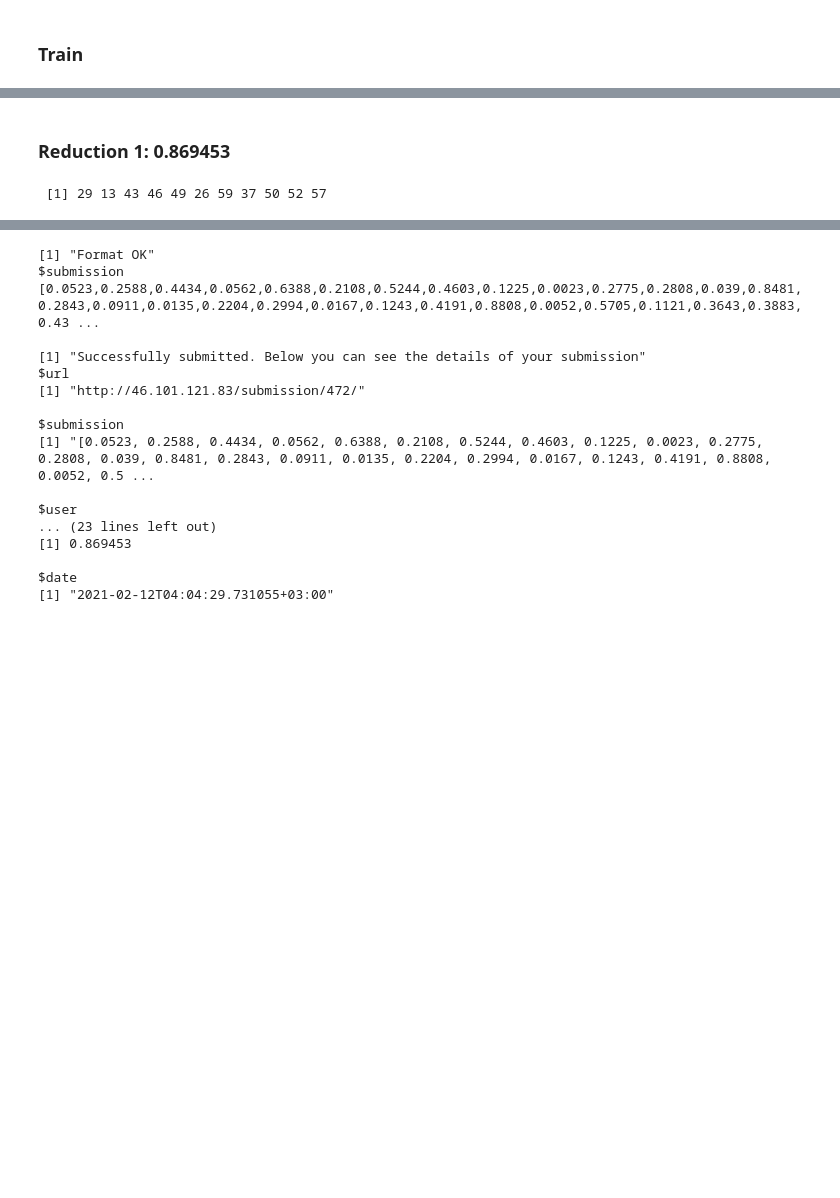
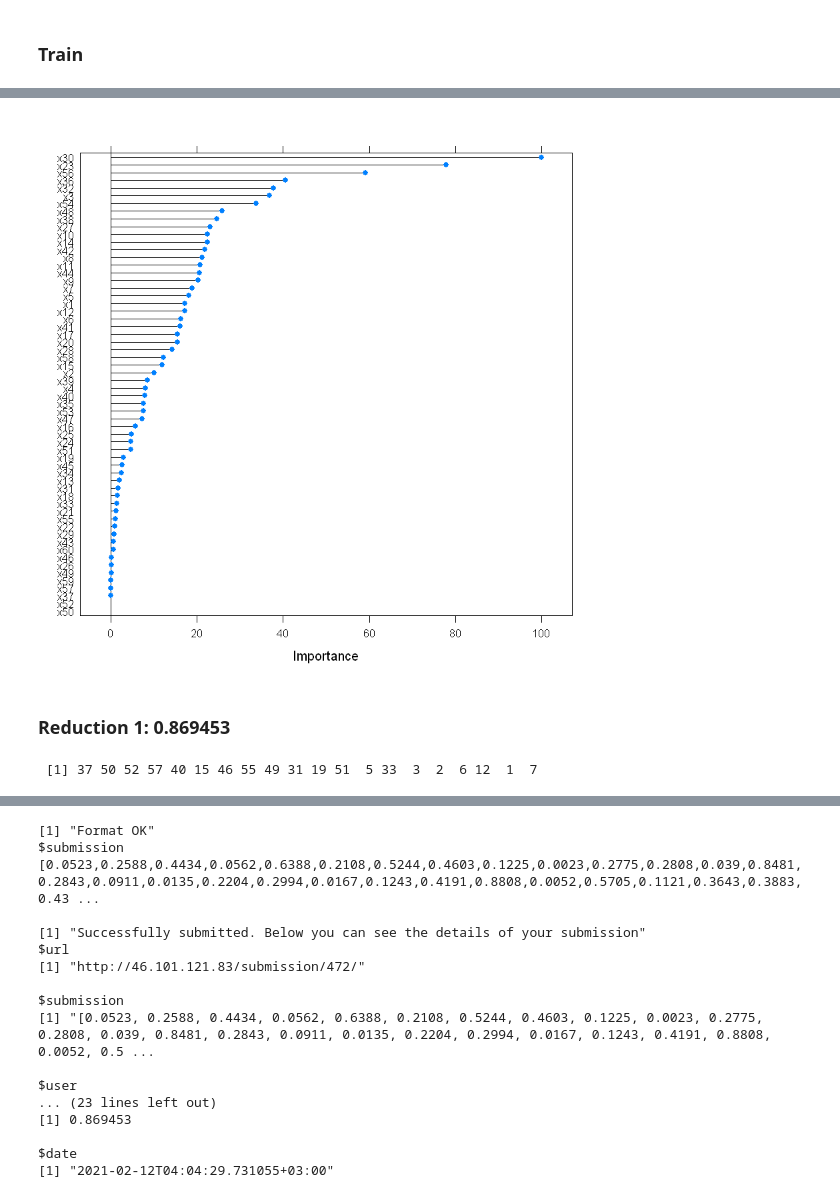
Before and after one commit to karaee/IE518Project, a Jupyter notebook: Project/Project1.ipynb, the cells around one changed output, grey strips where cells are left out. Saved outputs shown, nothing was run; the diff lists cells and outputs as text; code cells hidden in the pictures; blank space fills up the shorter version.

Commit message:
train upsampling&smote, data reduction denemeleri

```diff
--- a/Project/Project1.ipynb
+++ b/Project/Project1.ipynb
@@ -991,12 +959,12 @@ plot(varImp(RF11all))
 # %% [markdown]
 ### Train
 # %%
-fitControl <- trainControl(method = "repeatedcv", number = 10, repeats = 3, summaryFunction = twoClassSummary,
-                           verboseIter = TRUE, classProbs = TRUE, sampling = "up")
+fitControl <- trainControl(method = "repeatedcv", number = 10, repeats = 5, summaryFunction = twoClassSummary,
+                           verboseIter = TRUE, classProbs = TRUE, sampling = "smote")
 tunegrid2 <- expand.grid(.mtry=c(3,5,10,15), .splitrule = "gini", .min.node.size = 5)
 # %%
 set.seed(121)
-RF11 <- train(y~., data = traindata7, method="ranger",
-              trControl = fitControl, tuneGrid = tunegrid2, importance = 'permutation')
+RF11 <- train(y~., data = traindata, method="ranger",
+              trControl = fitControl, tuneGrid = tunegrid2, importance = 'impurity')
 RF11
 # %% [output]
@@ -1072,9 +1042,13 @@ imptable
+# %%
+plot(varImp(RF11))
+# %% [output]
+[figure, added]
 # %% [markdown]
 ### Reduction 1: 0.869453
 # %%
-removecols <- imptable[(nrow(imptable)-10):nrow(imptable),variable ];removecols
+removecols <- imptable[(nrow(imptable)-19):nrow(imptable),variable ];removecols
 # %% [output]
- [1] 29 13 43 46 49 26 59 37 50 52 57
+ [1] 37 50 52 57 40 15 46 55 49 31 19 51  5 33  3  2  6 12  1  7
 # %%
 reduceddata <- traindata[,-removecols]
 # %%
```
Also changed, not shown: parts of 27 cells of this notebook.
